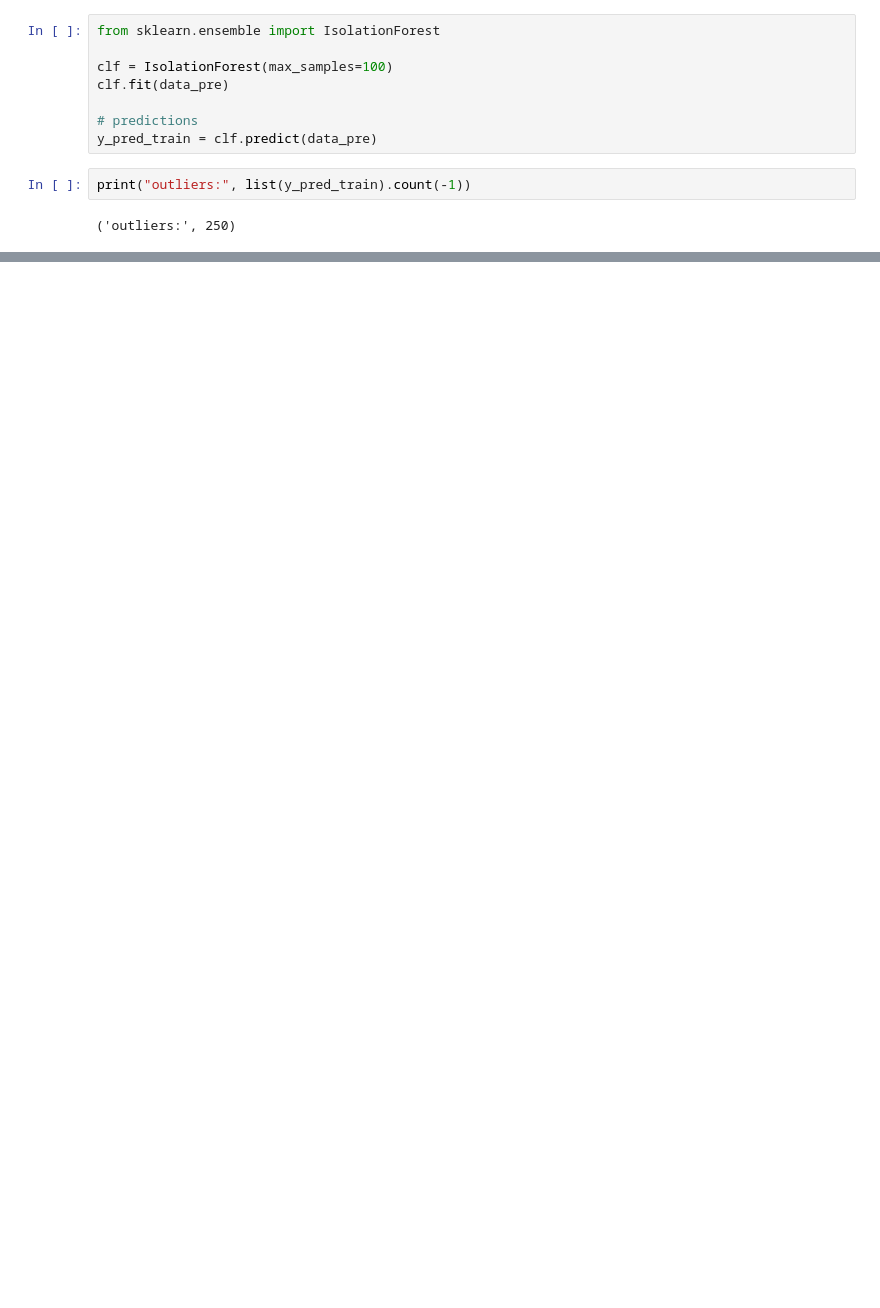
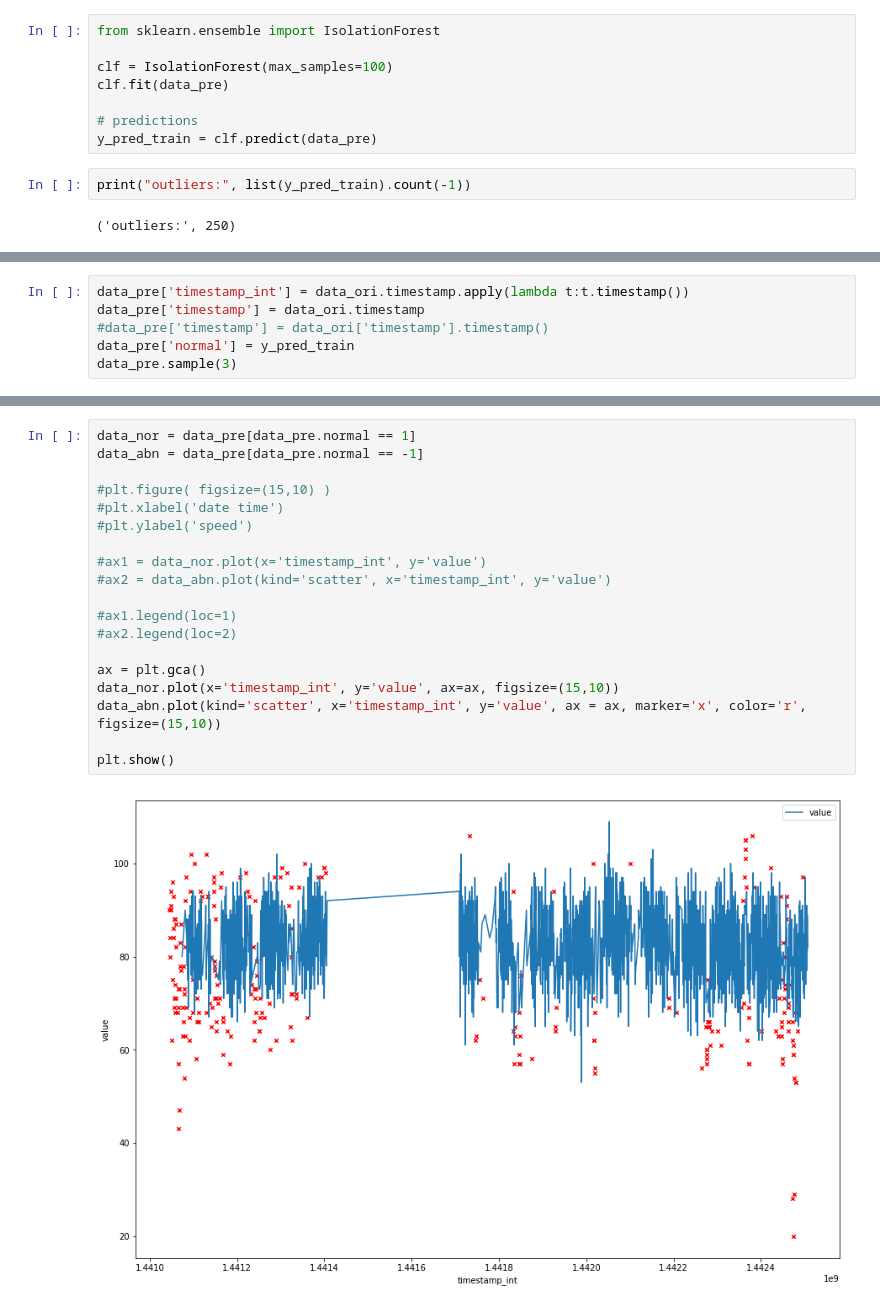
Before and after one commit to KaidongLi/ku731-p06-anomal, a Jupyter notebook: det_anomal.ipynb, the cells around one changed output, grey strips where cells are left out. Drawn from its saved outputs; the diff is of its cells as text; blank space fills up the shorter version.

Commit message:
anomaly detection chart 1st attempt

```diff
--- a/det_anomal.ipynb
+++ b/det_anomal.ipynb
@@ -91,0 +106,6 @@ array([-1, -1, -1, ...,  1,  1,  1])
+# %%
+data_pre['timestamp_int'] = data_ori.timestamp.apply(lambda t:t.timestamp())
+data_pre['timestamp'] = data_ori.timestamp
+#data_pre['timestamp'] = data_ori['timestamp'].timestamp()
+data_pre['normal'] = y_pred_train
+data_pre.sample(3)
@@ -91,0 +137,21 @@ array([-1, -1, -1, ...,  1,  1,  1])
+# %%
+data_nor = data_pre[data_pre.normal == 1]
+data_abn = data_pre[data_pre.normal == -1]
+
+#plt.figure( figsize=(15,10) )
+#plt.xlabel('date time')
+#plt.ylabel('speed')
+
+#ax1 = data_nor.plot(x='timestamp_int', y='value')
+#ax2 = data_abn.plot(kind='scatter', x='timestamp_int', y='value')
+
+#ax1.legend(loc=1)
+#ax2.legend(loc=2)
+
+ax = plt.gca()
+data_nor.plot(x='timestamp_int', y='value', ax=ax, figsize=(15,10))
+data_abn.plot(kind='scatter', x='timestamp_int', y='value', ax = ax, marker='x', color='r', figsize=(15,10))
+
+plt.show()
+# %% [output]
+[figure, added]
```
Also changed, not shown: parts of 12 cells of this notebook, 1 other file.
